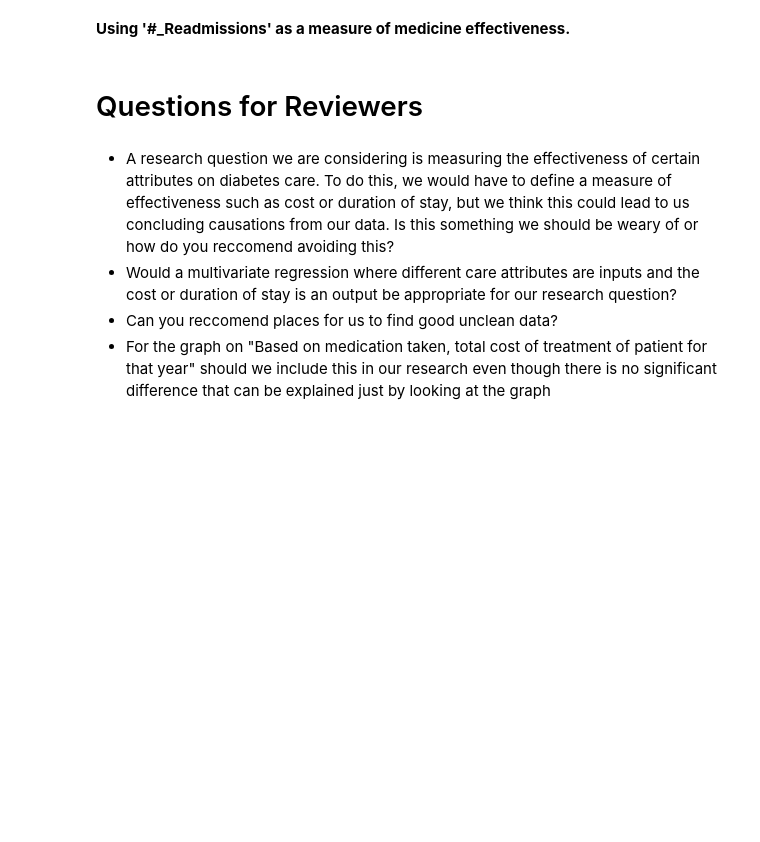
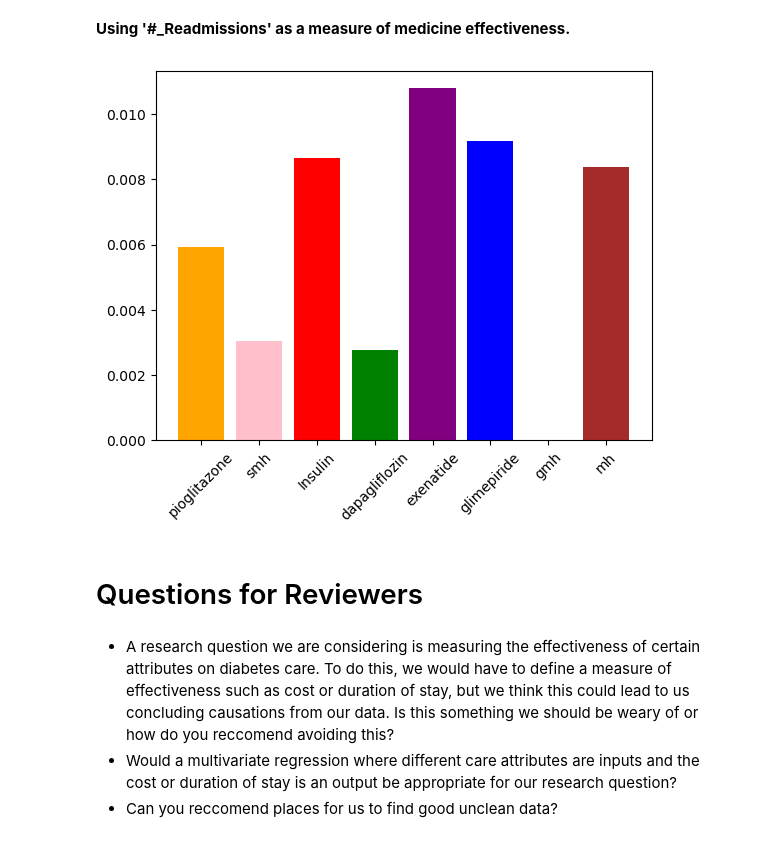
Before and after one commit to HarrietKumah/info2950-final-project, a Jupyter notebook: Phase_II.ipynb, the cells around one changed output. Drawn from its saved outputs; the diff is of its cells as text; code cells hidden in the pictures; blank space fills up the shorter version.

```diff
--- a/Phase_II.ipynb
+++ b/Phase_II.ipynb
@@ -296,10 +302,28 @@ plt.show()
 [figure]
 # %% [markdown]
 **Using '#_Readmissions' as a measure of medicine effectiveness.**
+# %%
+#medications vs readmissions
+merge_df = duckdb.sql("SELECT * FROM sub_patient_df INNER JOIN sub_medication_df ON sub_patient_df.ID = \
+sub_medication_df.ID").df()
+
+meds_readmit = pd.melt(merge_df, id_vars = ['ID', 'readmits'],
+                                  value_vars = ['Insulin', 'dapagliflozin', 'exenatide', 'glimepiride', 'gmh','mh',
+                                                'pioglitazone', 'smh'], var_name='Medication')
+meds_readmit = meds_readmit.dropna()
+meds_readmit
+meds_readmit_df = duckdb.sql("SELECT Medication, AVG(readmits) AS avg_readmit FROM meds_readmit WHERE \
+value > 0 GROUP BY Medication").df()
+
+plt.bar(meds_readmit_df['Medication'], meds_readmit_df['avg_readmit'], color = ['orange', 'pink', 'red', 'green', 'purple',
+                                                                               'blue', 'black', 'brown'])
+plt.xticks(rotation = 45)
+plt.show()
+# %% [output]
+[figure, added]
 # %% [markdown]
 # Questions for Reviewers
 # %% [markdown]
 - A research question we are considering is measuring the effectiveness of certain attributes on diabetes care. To do this, we would have to define a measure of effectiveness such as cost or duration of stay, but we think this could lead to us concluding causations from our data. Is this something we should be weary of or how do you reccomend avoiding this?
 - Would a multivariate regression where different care attributes are inputs and the cost or duration of stay is an output be appropriate for our research question?
 - Can you reccomend places for us to find good unclean data?
-- For the graph on "Based on medication taken, total cost of treatment of patient for that year" should we include this in our research even though there is no significant difference that can be explained just by looking at the graph
```
Also changed, not shown: parts of 4 cells of this notebook.
